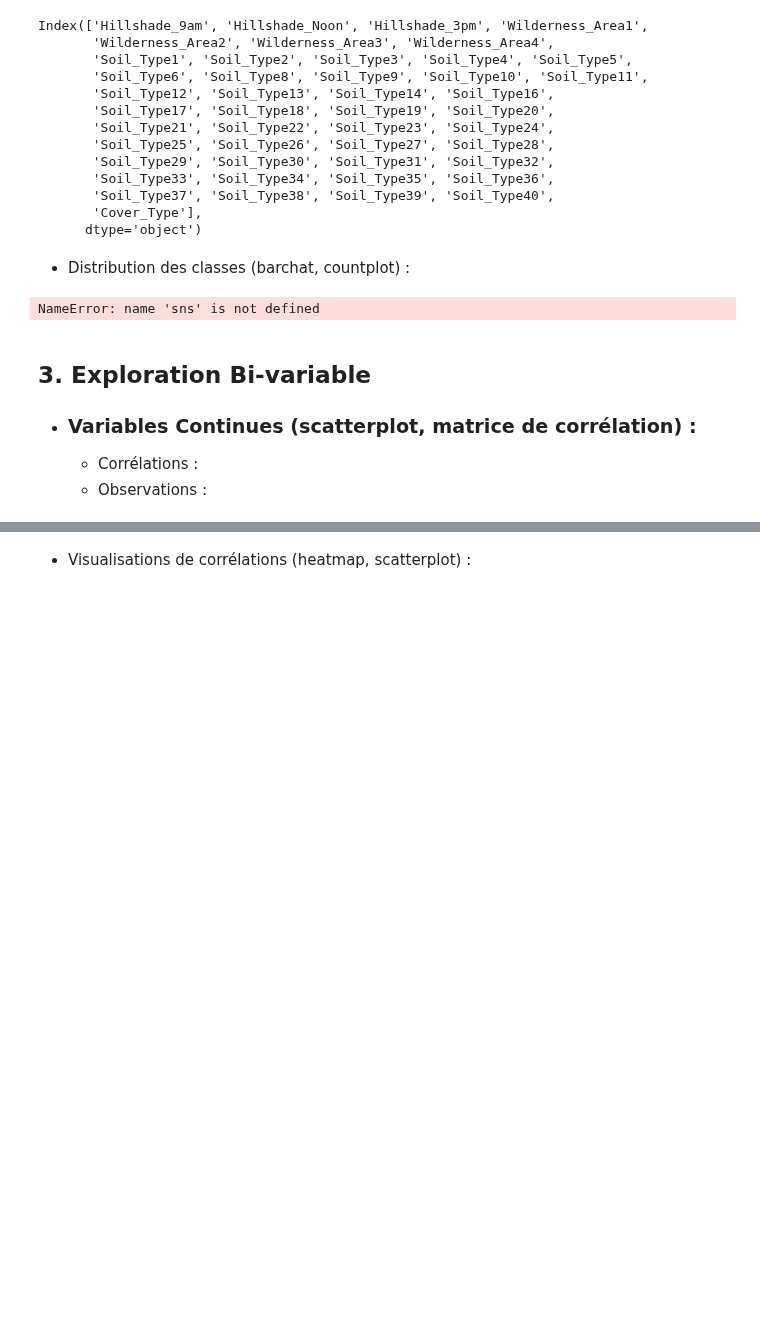
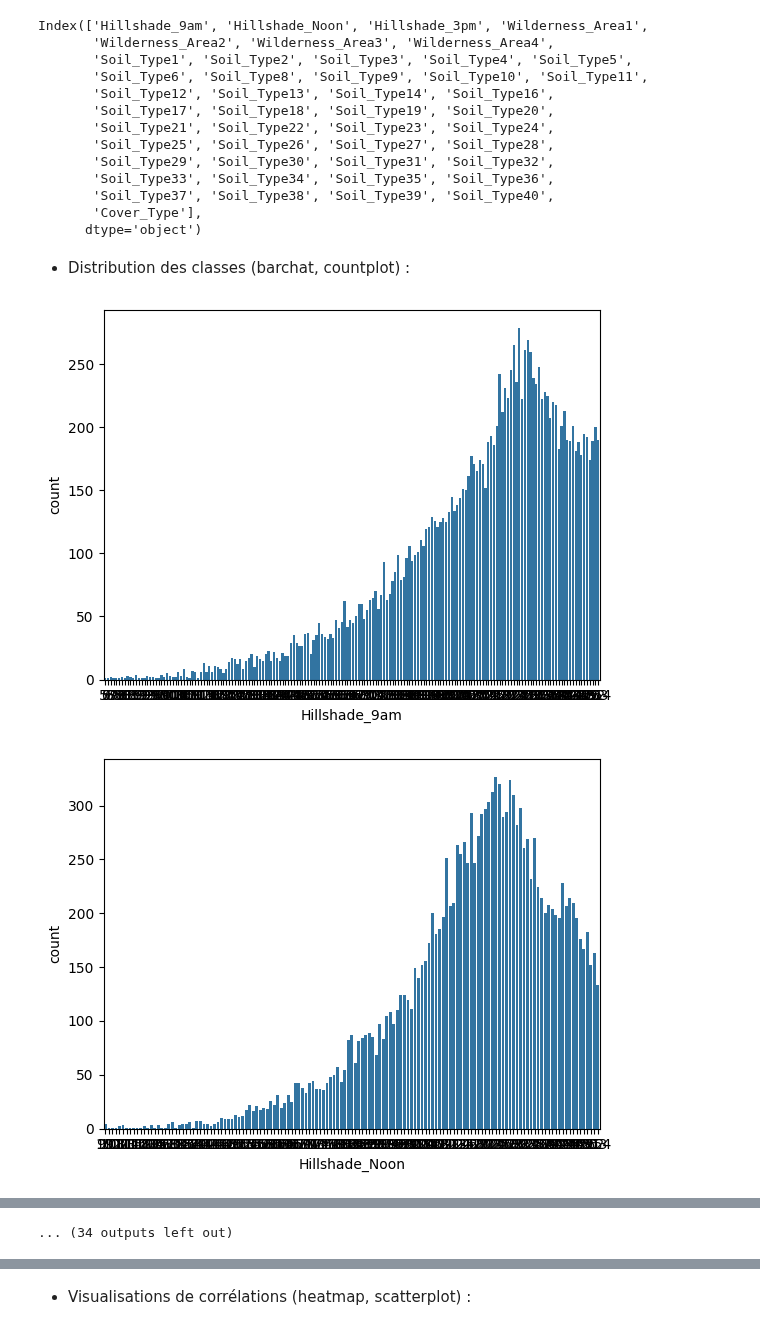
Before and after one commit to Chriishero/Programmation, a Jupyter notebook: Python/Intelligence Artificielle/Projet/Forest Cover Type Prediction (Kaggle)/EDA.ipynb, the cells around one changed output, grey strips where cells are left out. Saved outputs shown, nothing was run; the diff lists cells and outputs as text; code cells hidden in the pictures; blank space fills up the shorter version.

Commit message:
04-03-2025 (EDA de Forest Cover Type en Python)
- Analyse bi-variable continue terminé

```diff
--- a/Python/Intelligence Artificielle/Projet/Forest Cover Type Prediction (Kaggle)/EDA.ipynb
+++ b/Python/Intelligence Artificielle/Projet/Forest Cover Type Prediction (Kaggle)/EDA.ipynb
@@ -459,12 +474,10 @@ Index(['Hillshade_9am', 'Hillshade_Noon', 'Hillshade_3pm', 'Wilderness_Area1',
       dtype='object')
 # %% [markdown]
 - Distribution des classes (barchat, countplot) :
-# %%
-sns.countplot(x="Wilderness_Area1", data=df)
-# %% [output]
-NameError: name 'sns' is not defined
-# %% [markdown]
-## **3. Exploration Bi-variable**
-- ### Variables Continues (scatterplot, matrice de corrélation) :
-  - Corrélations :
-  - Observations :
+# %%
+for col in categorial_features:
+    plt.figure()
+    sns.countplot(x=col, data=df)
+# %% [output]
+[figure, added]
+[figure, added]
@@ -470,0 +494 @@ NameError: name 'sns' is not defined
+... (34 outputs left out)
```
Also changed, not shown: parts of 17 cells of this notebook, 2 other files.
